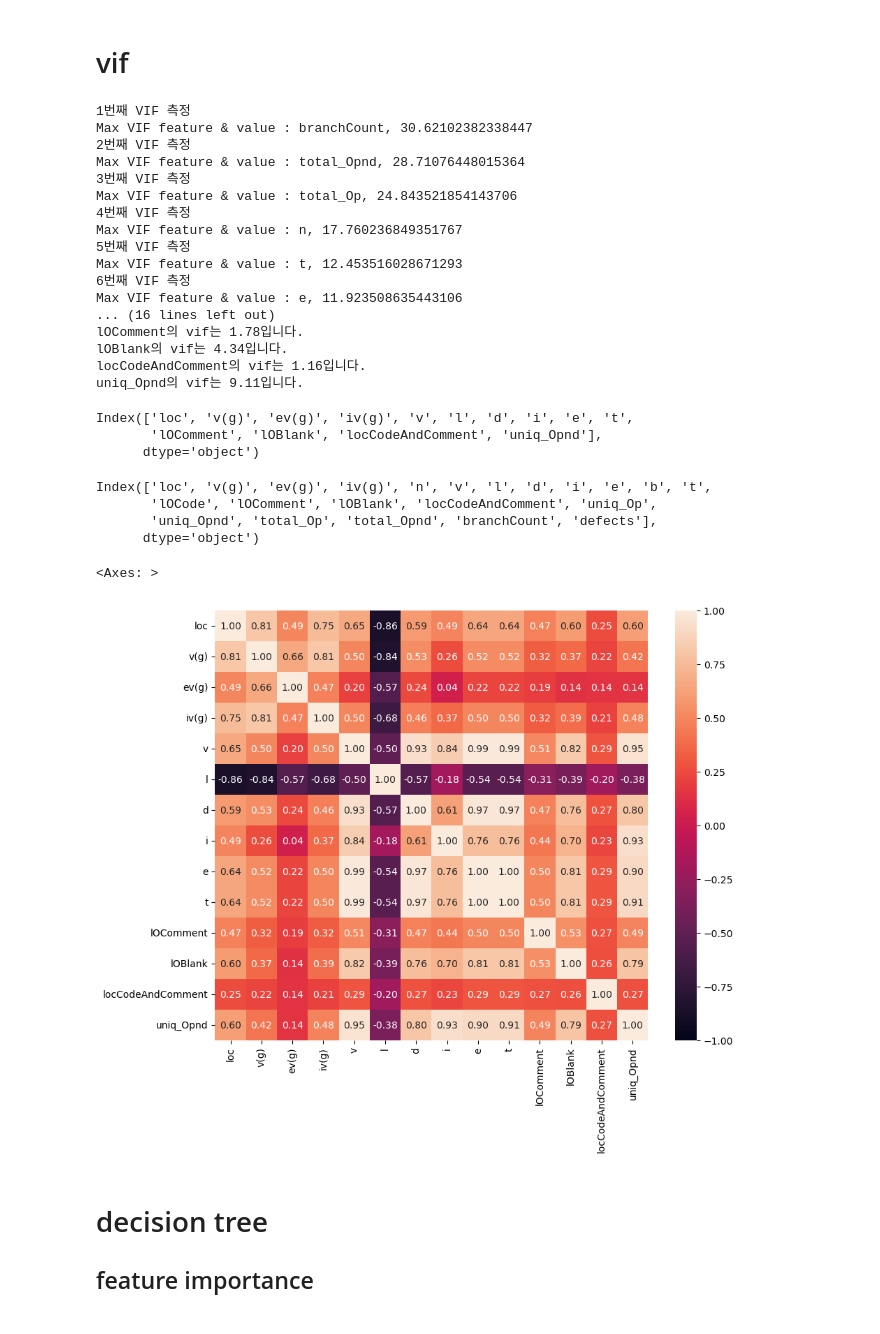
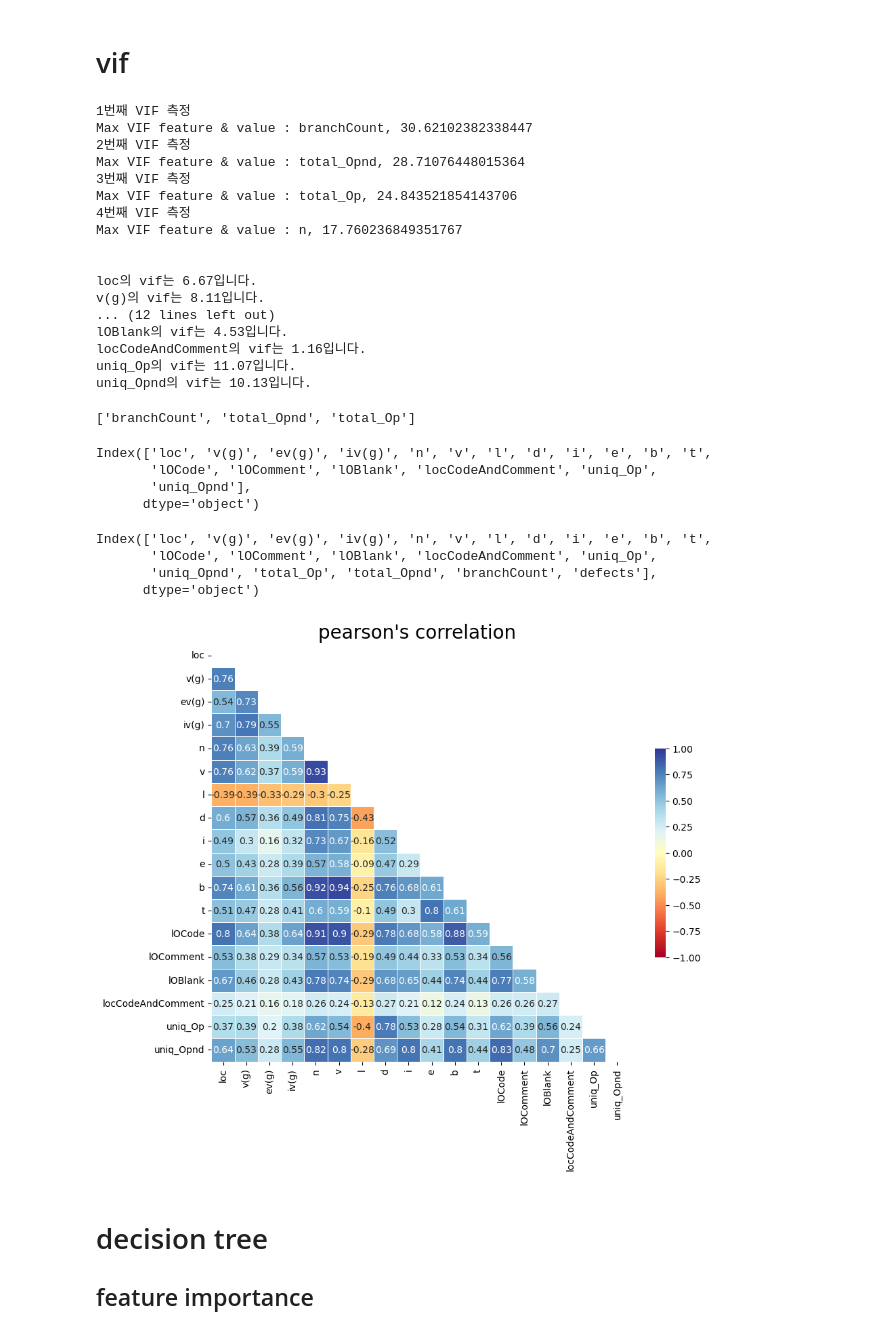
Before and after one commit to sajacaros/ml_project, a Jupyter notebook: sajacaros/01_eda/20_feature_outlier_vif.ipynb, the cells around one changed output. Saved outputs shown, nothing was run; the diff lists cells and outputs as text; code cells hidden in the pictures.

```diff
--- a/sajacaros/01_eda/20_feature_outlier_vif.ipynb
+++ b/sajacaros/01_eda/20_feature_outlier_vif.ipynb
@@ -123,16 +122,18 @@ resume_table(train_df)
 def vif(x, thresh=10):
     # vif 10 초과시 drop을 위한 임계값 설정
     # Filter method로 feature selection 진행 후 최종 도출 될 데이터 프레임 형성
-    output = pd.DataFrame()
+    output = pd.DataFrame(columns=x.columns)
     # 데이터의 컬럼 개수 설정
     k = x.shape[1]
     # VIF 측정
+    output_columns = x.columns
     vif = [variance_inflation_factor(x.values, i) for i in range(x.shape[1])]
+    removal_columns = []
     for i in range(1,k):
         print(f'{i}번째 VIF 측정')
         # VIF 최대 값 선정
         a = np.argmax(vif)
-        print(f'Max VIF feature & value : {x.columns[a]}, {vif[a]}')
+        print(f'Max VIF feature & value : {output.columns[a]}, {vif[a]}')
         # VIF 최대 값이 임계치를 넘지 않는 경우 break
         if (vif[a] <= thresh):
             print('\n')
@@ -141,16 +142,20 @@ def vif(x, thresh=10):
             break
         # VIF 최대 값이 임계치를 넘는 경우, + 1번째 시도인 경우 : if 문으로 해당 feature 제거 후 다시 vif 측정
         if (i == 1):
-            output = x.drop(x.columns[a], axis = 1)
+            removal_columns.append(output_columns[a])
+            output = x.drop(output_columns[a], axis = 1)
+            output_columns = output.columns
             vif = [variance_inflation_factor(output.values, j) for j in range(output.shape[1])]
         # VIF 최대 값이 임계치를 넘는 경우, + 1번째 이후 시도인 경우 : if 문으로 해당 feature 제거 후 다시 vif 측정
         elif (i > 1):
-            output = output.drop(output.columns[a], axis = 1)
+            removal_columns.append(output_columns[a])
+            output = output.drop(output_columns[a], axis = 1)
+            output_columns = output.columns
             vif = [variance_inflation_factor(output.values, j) for j in range(output.shape[1])]
-    return(output)
+    return output, removal_columns
 # %%
 X = train_df.drop(columns='defects')
-vif_df = vif(X, 10)
+vif_df, removal_columns = vif(X, 20)
 # %% [output]
 1번째 VIF 측정
 Max VIF feature & value : branchCount, 30.62102382338447
@@ -160,20 +165,25 @@ Max VIF feature & value : total_Opnd, 28.71076448015364
 Max VIF feature & value : total_Op, 24.843521854143706
 4번째 VIF 측정
 Max VIF feature & value : n, 17.760236849351767
-5번째 VIF 측정
-Max VIF feature & value : t, 12.453516028671293
-6번째 VIF 측정
-Max VIF feature & value : e, 11.923508635443106
-... (16 lines left out)
-lOComment의 vif는 1.78입니다.
-lOBlank의 vif는 4.34입니다.
+
+
+loc의 vif는 6.67입니다.
+v(g)의 vif는 8.11입니다.
+... (12 lines left out)
+lOBlank의 vif는 4.53입니다.
 locCodeAndComment의 vif는 1.16입니다.
-uniq_Opnd의 vif는 9.11입니다.
+uniq_Op의 vif는 11.07입니다.
+uniq_Opnd의 vif는 10.13입니다.
+# %%
+removal_columns
+# %% [output]
+['branchCount', 'total_Opnd', 'total_Op']
 # %%
 vif_df.columns
 # %% [output]
-Index(['loc', 'v(g)', 'ev(g)', 'iv(g)', 'v', 'l', 'd', 'i', 'e', 't',
-       'lOComment', 'lOBlank', 'locCodeAndComment', 'uniq_Opnd'],
+Index(['loc', 'v(g)', 'ev(g)', 'iv(g)', 'n', 'v', 'l', 'd', 'i', 'e', 'b', 't',
+       'lOCode', 'lOComment', 'lOBlank', 'locCodeAndComment', 'uniq_Op',
+       'uniq_Opnd'],
       dtype='object')
 # %%
 train_origin_df.columns
@@ -189,9 +195,21 @@ Index(['loc', 'v(g)', 'ev(g)', 'iv(g)', 'n', 'v', 'l', 'd', 'i', 'e', 'b', 't',
-# %%
-plt.figure(figsize=(10,8))
-sns.heatmap(data=vif_df.corr(method='spearman'), annot=True, fmt='.2f', vmin=-1, vmax=1,)
-# %% [output]
-<Axes: >
-[figure, removed]
+# %%
+def triangle_heatmap(corr, square=True, annot=True, cmap='RdYlBu', ax=None, cbar=True):
+    # 삼각형 마스크를 만든다(위 쪽 삼각형에 True, 아래 삼각형에 False)
+    mask = np.zeros_like(corr)
+    mask[np.triu_indices_from(mask)] = True
+    sns.heatmap(corr, square=square, annot=annot, linewidths=0.5,
+                mask=mask,                 # 표시하지 않을 마스크
+                cmap=cmap,                 # Red, Yellow, Blue 색상으로 표시
+                ax=ax,
+                vmin = -1,vmax = 1,        # 컬러바 범위
+                cbar_kws={"shrink": .5},   # 컬러바 크기
+                cbar=cbar,               )
+plt.figure(figsize=(10, 8))
+triangle_heatmap(vif_df.corr().round(2))
+plt.title("pearson's correlation ", fontsize=20)
+plt.show()
+# %% [output]
+[figure, added]
 # %% [markdown]
 # decision tree
 ## feature importance
```
Also changed, not shown: parts of 67 cells of this notebook, 8 other files.
